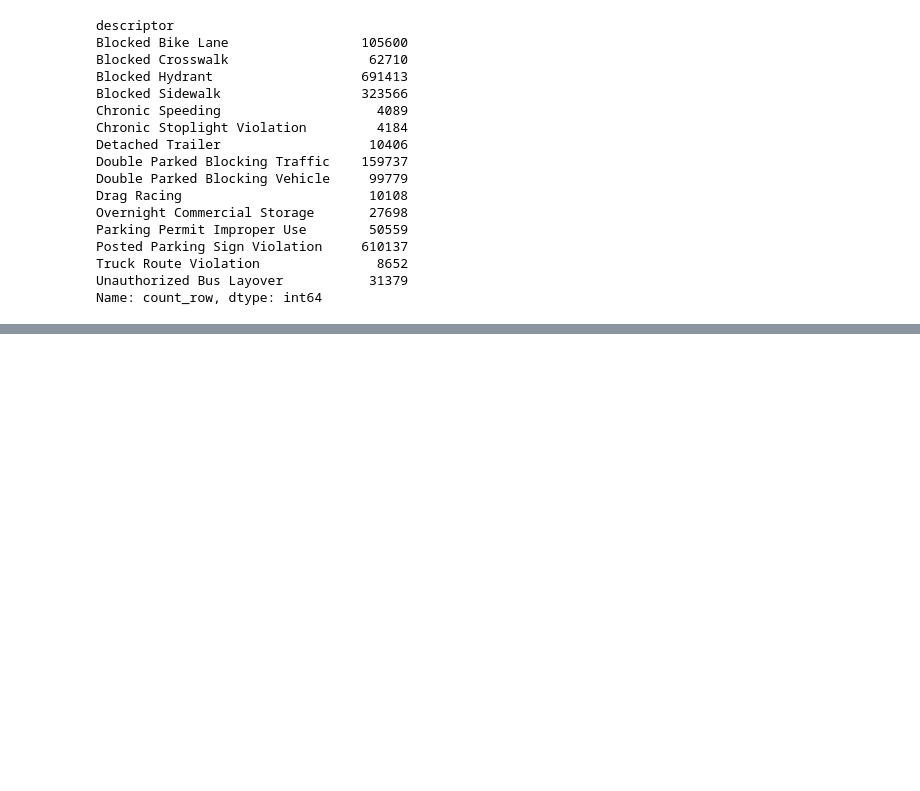
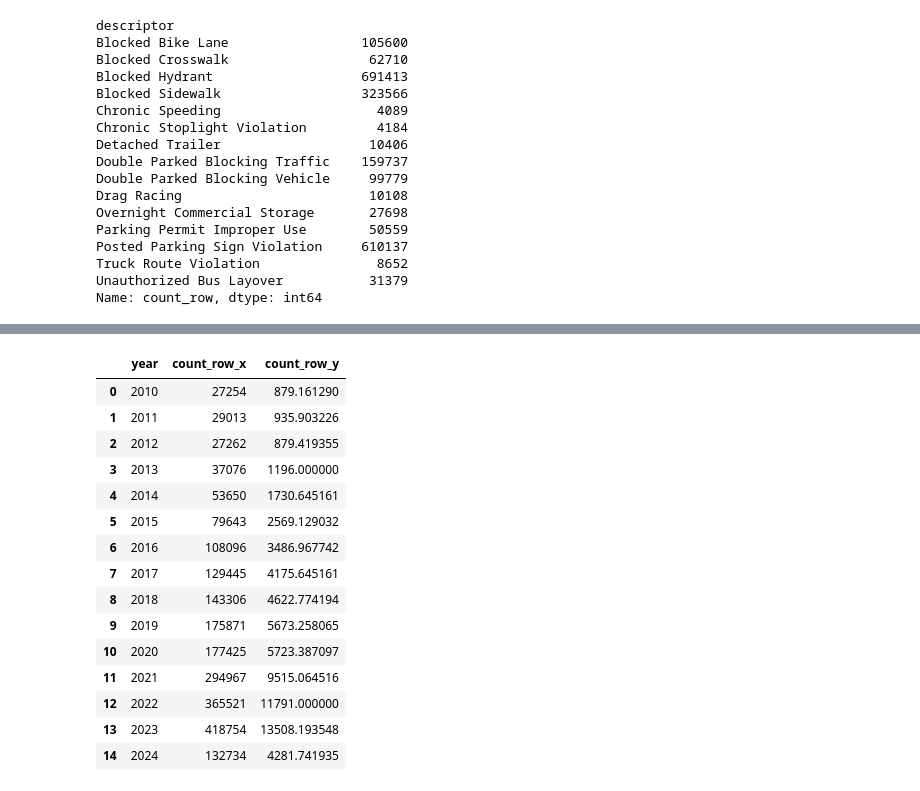
Before and after one commit to ssigman1/group4-nypd, a Jupyter notebook: Notebooks/group4_SavannahSigman.ipynb, the cells around one changed output, grey strips where cells are left out. Saved outputs shown, nothing was run; the diff lists cells and outputs as text; code cells hidden in the pictures; blank space fills up the shorter version.

```diff
--- a/Notebooks/group4_SavannahSigman.ipynb
+++ b/Notebooks/group4_SavannahSigman.ipynb
@@ -261,0 +321,2 @@ dm.groupby('descriptor').first()
+# %%
+dm_geo_p['day'] = dm_geo_p['created_date'].dt.day
@@ -261,0 +334,2 @@ dm.groupby('descriptor').first()
+# %%
+total_per_year = dm_geo_p.groupby(['year'])['count_row'].sum().reset_index()
@@ -261,0 +355,2 @@ dm.groupby('descriptor').first()
+# %%
+average_per_year = dm_geo_p.groupby(['year', 'day'])['count_row'].sum().reset_index().groupby('year')['count_row'].mean().reset_index()
@@ -261,0 +376,21 @@ dm.groupby('descriptor').first()
+# %%
+inner_year = pd.merge(total_per_year, average_per_year, how ='inner', on='year')
+# %%
+inner_year.head(20)
+# %% [output]
+|  | year | count_row_x | count_row_y |
+| 0 | 2010 | 27254 | 879.161290 |
+| 1 | 2011 | 29013 | 935.903226 |
+| 2 | 2012 | 27262 | 879.419355 |
+| 3 | 2013 | 37076 | 1196.000000 |
+| 4 | 2014 | 53650 | 1730.645161 |
+| 5 | 2015 | 79643 | 2569.129032 |
+| 6 | 2016 | 108096 | 3486.967742 |
+| 7 | 2017 | 129445 | 4175.645161 |
+| 8 | 2018 | 143306 | 4622.774194 |
+| 9 | 2019 | 175871 | 5673.258065 |
+| 10 | 2020 | 177425 | 5723.387097 |
+| 11 | 2021 | 294967 | 9515.064516 |
+| 12 | 2022 | 365521 | 11791.000000 |
+| 13 | 2023 | 418754 | 13508.193548 |
+| 14 | 2024 | 132734 | 4281.741935 |
```
Also changed, not shown: parts of 15 cells of this notebook.
